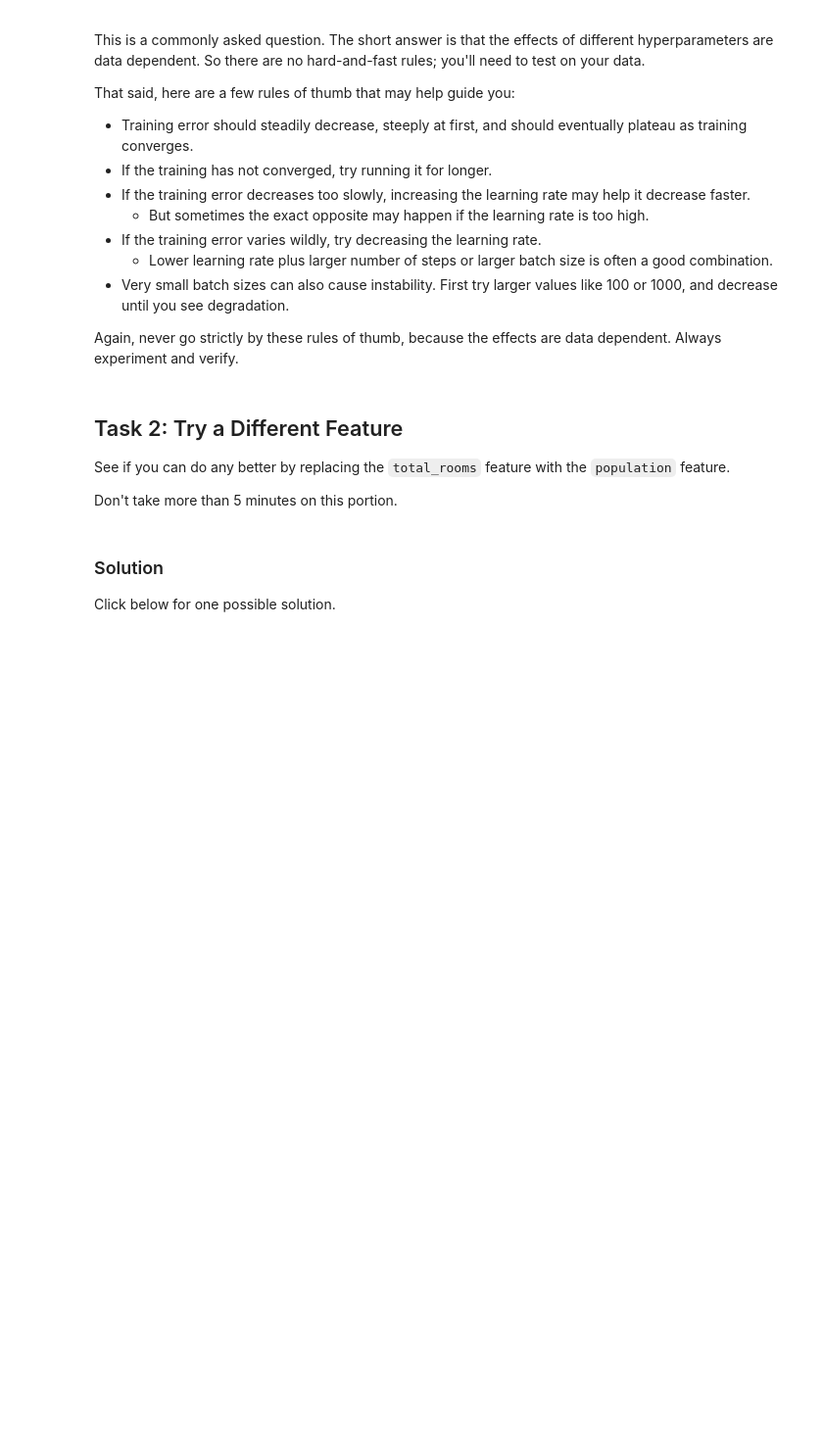
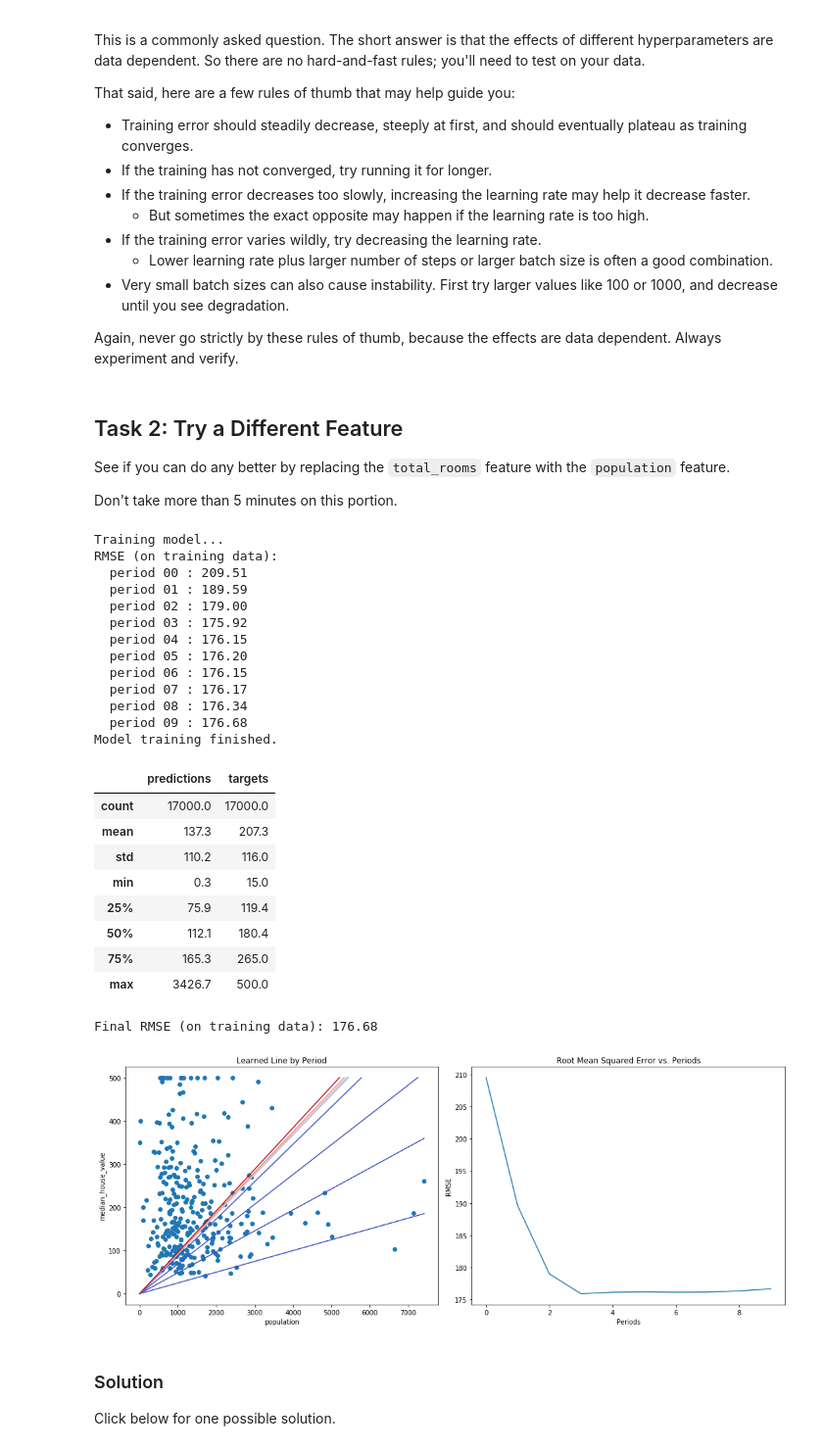
Before and after one commit to GlitchBox/ML-crash-course, a Jupyter notebook: first_steps_with_tensor_flow.ipynb, the cells around one changed output. Shown: that part at 98% size. Saved outputs shown, nothing was run; the diff lists cells and outputs as text; code cells hidden in the pictures; blank space fills up the shorter version.

```diff
--- a/first_steps_with_tensor_flow.ipynb
+++ b/first_steps_with_tensor_flow.ipynb
@@ -470,3 +536,36 @@ Don't take more than 5 minutes on this portion.
+# %%
+# YOUR CODE HERE
+train_model(
+    learning_rate=0.00005, #faster learning rate to try to get to the minimum faster
+    steps=1000, #more steps means give the algorithm more time to get to a stable state
+    batch_size=100, #larger batch size means less noise and more calculation
+    input_feature = "population"
+)
+# %% [output]
+Training model...
+RMSE (on training data):
+  period 00 : 209.51
+  period 01 : 189.59
+  period 02 : 179.00
+  period 03 : 175.92
+  period 04 : 176.15
+  period 05 : 176.20
+  period 06 : 176.15
+  period 07 : 176.17
+  period 08 : 176.34
+  period 09 : 176.68
+Model training finished.
+|  | predictions | targets |
+| count | 17000.0 | 17000.0 |
+| mean | 137.3 | 207.3 |
+| std | 110.2 | 116.0 |
+| min | 0.3 | 15.0 |
+| 25% | 75.9 | 119.4 |
+| 50% | 112.1 | 180.4 |
+| 75% | 165.3 | 265.0 |
+| max | 3426.7 | 500.0 |
+Final RMSE (on training data): 176.68
+[figure, added]
 # %% [markdown]
 ### Solution
 
```
Also changed, not shown: parts of 9 cells of this notebook.
